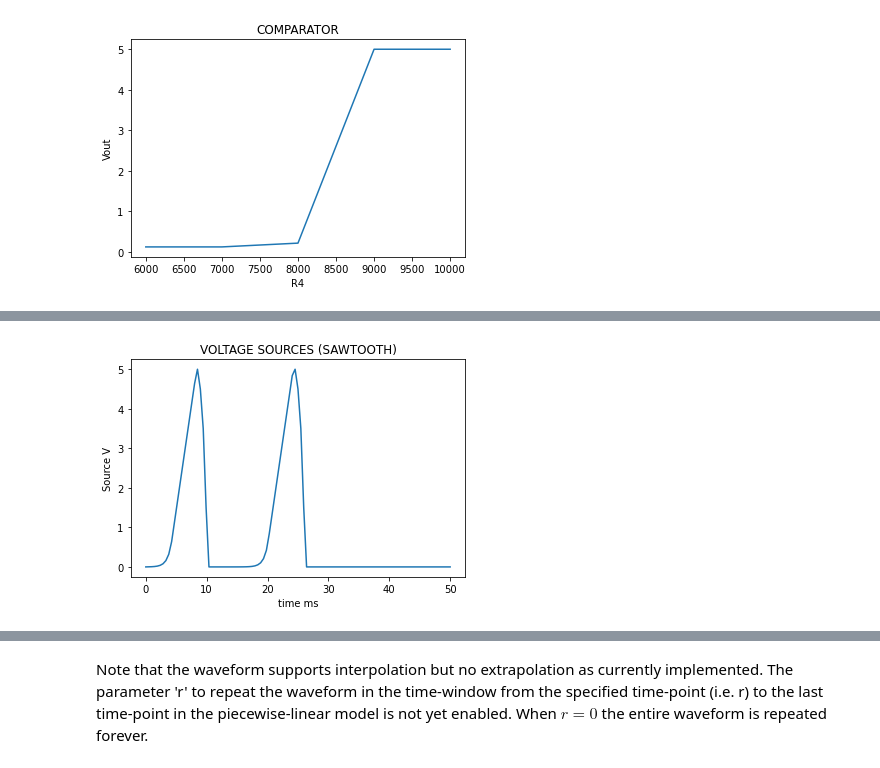
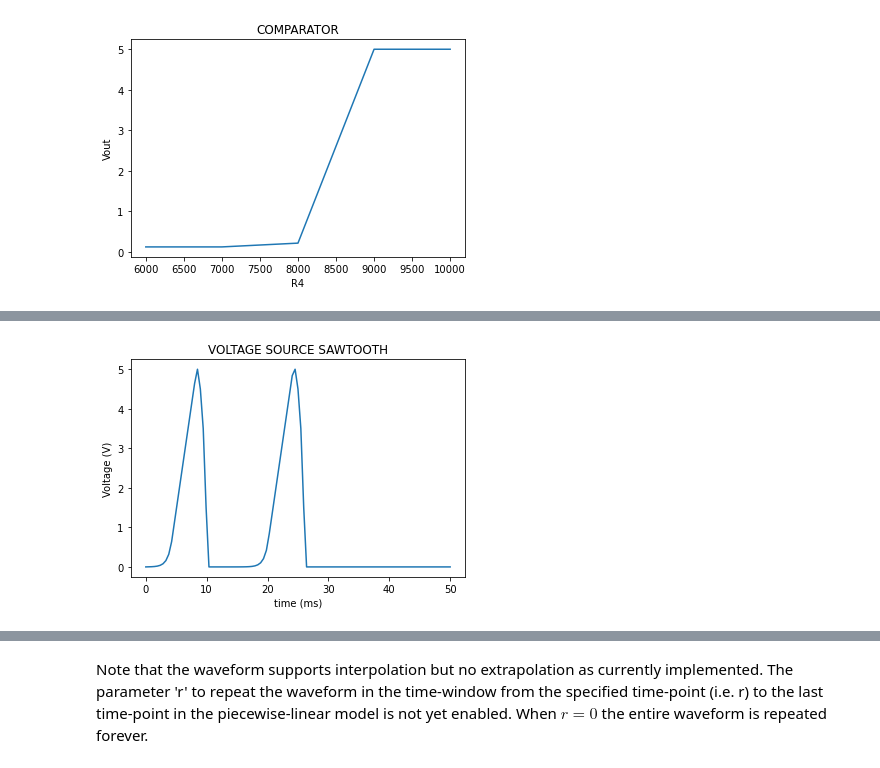
Before and after one commit to sunbee/ArtofElectronics, a Jupyter notebook: AoE_Chapter01.ipynb, the cells around one changed output, grey strips where cells are left out. Cells and saved outputs as stored; diff of their text form; code cells hidden in the pictures.

```diff
--- a/AoE_Chapter01.ipynb
+++ b/AoE_Chapter01.ipynb
@@ -772,7 +779,7 @@ Several other waveforms are shown (**Fig 1.20 through 1.24**).
 # %%
 import PySpice.Spice.HighLevelElement;
 
-Sawtooth = Circuit("VOLTAGE SOURCES SAWTOOTH");
+Sawtooth = Circuit("VOLTAGE SOURCE SAWTOOTH");
 Sawtooth.PieceWiseLinearVoltageSource('PWLS', '1', Sawtooth.gnd, values=[(0, 0), (10@u_ms, 5@u_V), (10.00001@u_ms, 0@u_V), (20@u_ms, 5@u_V), (20.00001@u_ms, 0@u_V)])
 Sawtooth.R('RLoad', '1', Sawtooth.gnd, 100@u_Ohm);
 print(Sawtooth)
@@ -805,11 +812,11 @@ for nod, wav in simout.nodes.items():
  0.00000000e+00 0.00000000e+00 0.00000000e+00 0.00000000e+00
  0.00000000e+00 0.00000000e+00 0.00000000e+00]
 # %%
-plt.title("VOLTAGE SOURCES (SAWTOOTH)")
-plt.xlabel("time ms")
-plt.ylabel("Source V")
+plt.title("VOLTAGE SOURCE SAWTOOTH")
+plt.xlabel("time (ms)")
+plt.ylabel("Voltage (V)")
 wav = np.array(simout['1'])
 plt.plot(np.linspace(start=0, stop=50, num=len(wav)), wav)
 plt.show()
 # %% [output]
-[figure, old version]
+[figure, new version]
```
Also changed, not shown: parts of 14 cells of this notebook, 1 other file.
